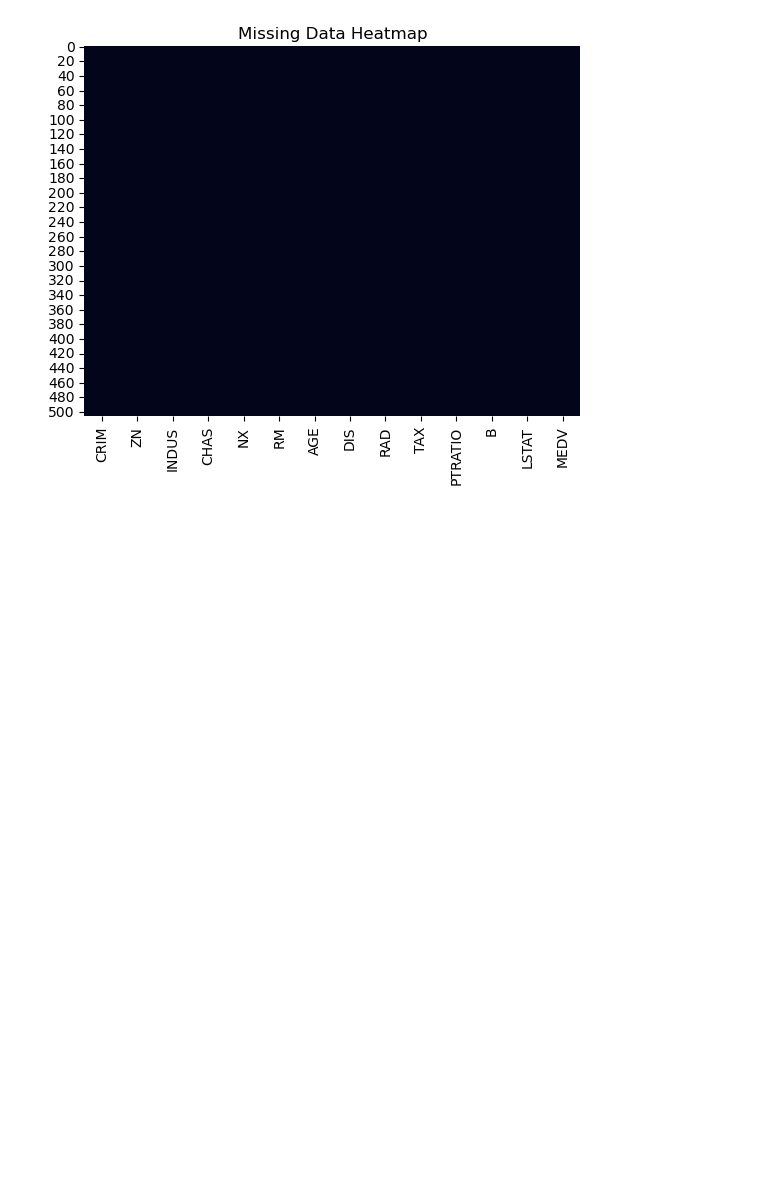
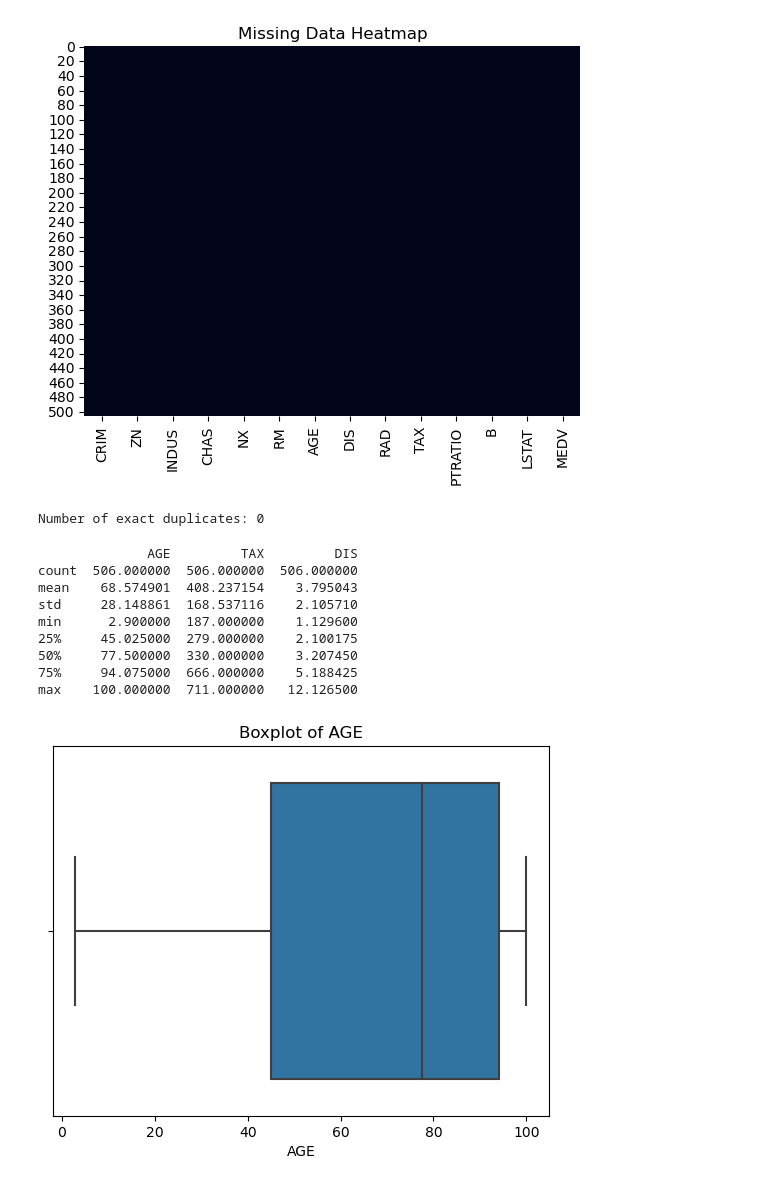
Before and after one commit to KAVEENPRAMUDITHA/Data_Cleaning, a Jupyter notebook: notebooks/model_training.ipynb, the cells around one changed output. Cells and saved outputs as stored; diff of their text form; code cells hidden in the pictures; blank space fills up the shorter version.

```diff
--- a/notebooks/model_training.ipynb
+++ b/notebooks/model_training.ipynb
@@ -57,3 +57,27 @@ plt.show()
 Series([], dtype: int64)
 Series([], dtype: float64)
 [figure]
+# %%
+duplicates = df.duplicated()
+print("Number of exact duplicates:", duplicates.sum())
+# %% [output]
+Number of exact duplicates: 0
+# %%
+# Use describe to spot strange values
+print(df[['AGE', 'TAX', 'DIS',]].describe())
+
+# Optional: visual boxplot
+sns.boxplot(x=df['AGE'])
+plt.title("Boxplot of AGE")
+plt.show()
+# %% [output]
+              AGE         TAX         DIS
+count  506.000000  506.000000  506.000000
+mean    68.574901  408.237154    3.795043
+std     28.148861  168.537116    2.105710
+min      2.900000  187.000000    1.129600
+25%     45.025000  279.000000    2.100175
+50%     77.500000  330.000000    3.207450
+75%     94.075000  666.000000    5.188425
+max    100.000000  711.000000   12.126500
+[figure, added]
```
Also changed, not shown: parts of 9 cells of this notebook, 1 other file.
